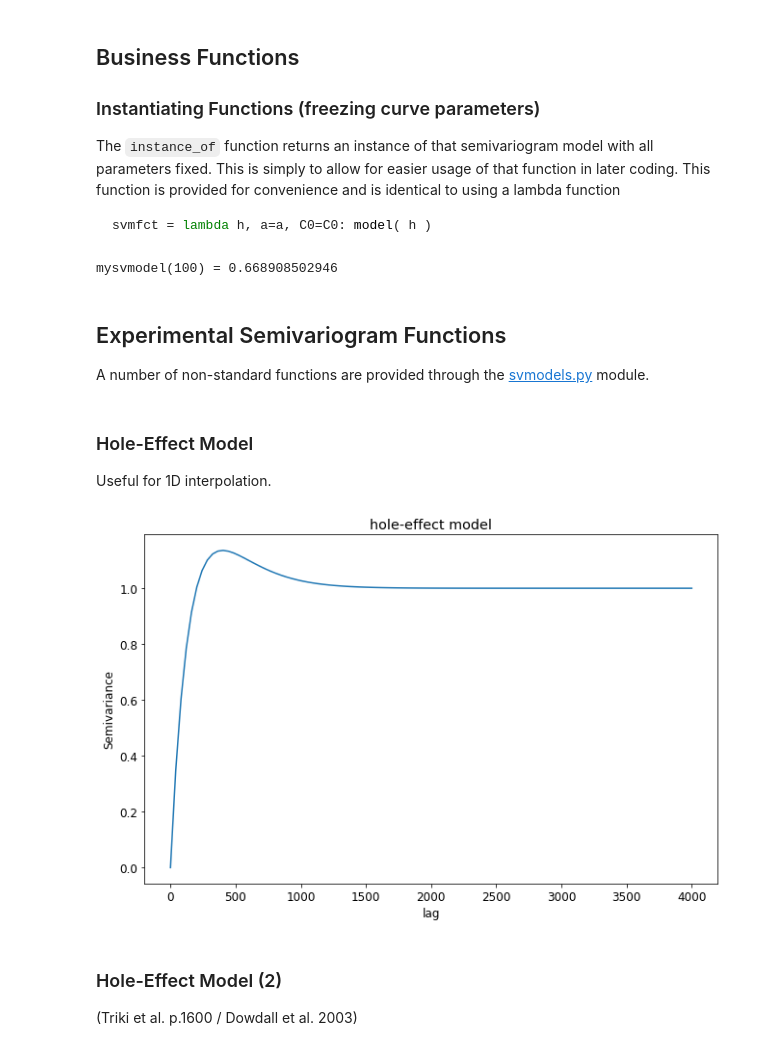
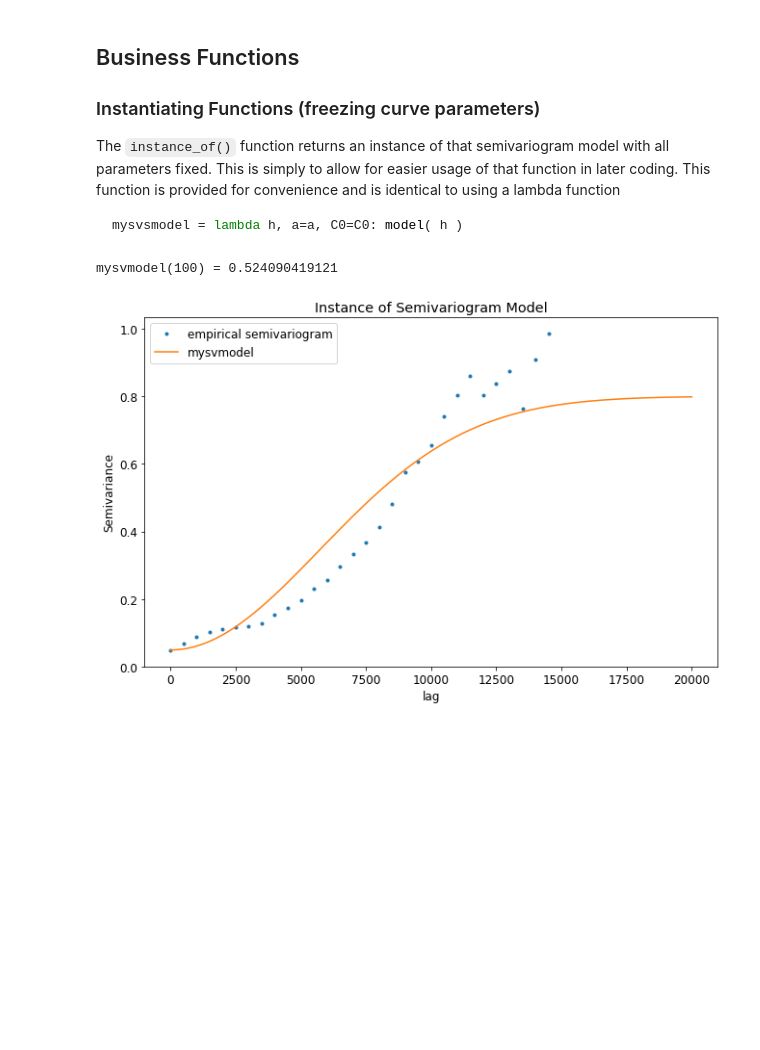
Before and after one commit to red5alex/kriglab, a Jupyter notebook: Semivariogram Models.ipynb, the cells around one changed output. Drawn from its saved outputs; the diff is of its cells as text; code cells hidden in the pictures; blank space fills up the shorter version.

````diff
--- a/Semivariogram Models.ipynb
+++ b/Semivariogram Models.ipynb
@@ -57,37 +124,23 @@ _ = plt.show()
 ## Business Functions
 ### Instantiating Functions (freezing curve parameters)
 
-The <code>instance_of</code> function returns an instance of that semivariogram model with all parameters fixed. This is simply to allow for easier usage of that function in later coding.
+The <code>instance_of()</code> function returns an instance of that semivariogram model with all parameters fixed. This is simply to allow for easier usage of that function in later coding.
 This function is provided for convenience and is identical to using a lambda function
 
 ```python
-svmfct = lambda h, a=a, C0=C0: model( h )
+mysvsmodel = lambda h, a=a, C0=C0: model( h )
 ```
 # %%
-mysvmodel = svmodels.instance_of(svmodels.gaussian, a=2500, C0=1., Cn=0.1)
+mysvmodel = svmodels.instance_of(svmodels.gaussian, a=svrange, C0=svsill, Cn=svnugget)
 print("mysvmodel({}) = {}".format(100, mysvmodel(100)))
 
-#plt.plot(range(2500), mysvmodel(np.array(range(2500))))
-#_ = plt.show()
+plt.title('Instance of Semivariogram Model')
+plt.plot(exp_sv[0], exp_sv[1], '.', label="empirical semivariogram")
+plt.plot(range(20000), mysvmodel(np.array(range(20000))), label="mysvmodel")
+plt.ylabel('Semivariance')
+plt.xlabel('lag')
+plt.legend()
+_ = plt.show()
 # %% [output]
-mysvmodel(100) = 0.668908502946
+mysvmodel(100) = 0.524090419121
+[figure, added]
-# %% [markdown]
-## Experimental Semivariogram Functions
-A number of non-standard functions are provided through the [svmodels.py](svmodels.py) module.
-# %% [markdown]
-### Hole-Effect Model
-Useful for 1D interpolation.
-# %%
-X = np.linspace(0,4000,100)
-Y = svmodels.hole(X, 200, 1, 0.0)
-plt.title('hole-effect model')
-plt.ylabel('Semivariance')
-plt.xlabel('lag')
-plt.plot(X,Y)
-plt.plot((0),(0))
-_ = plt.show()
-# %% [output]
-[figure, removed]
-# %% [markdown]
-### Hole-Effect Model (2)
-(Triki et al. p.1600 / Dowdall et al. 2003)
````
Also changed, not shown: parts of 16 cells of this notebook, 2 other files.
